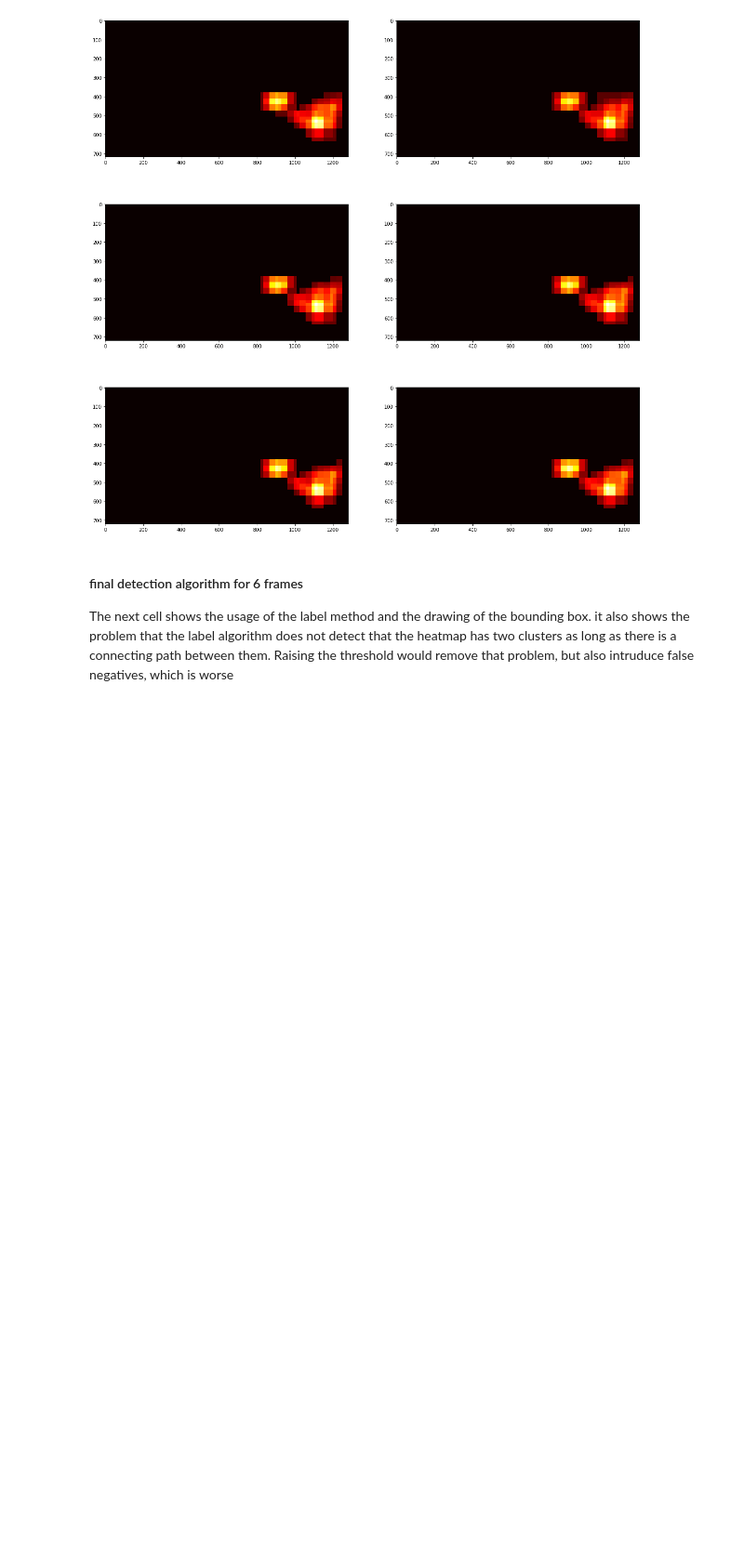
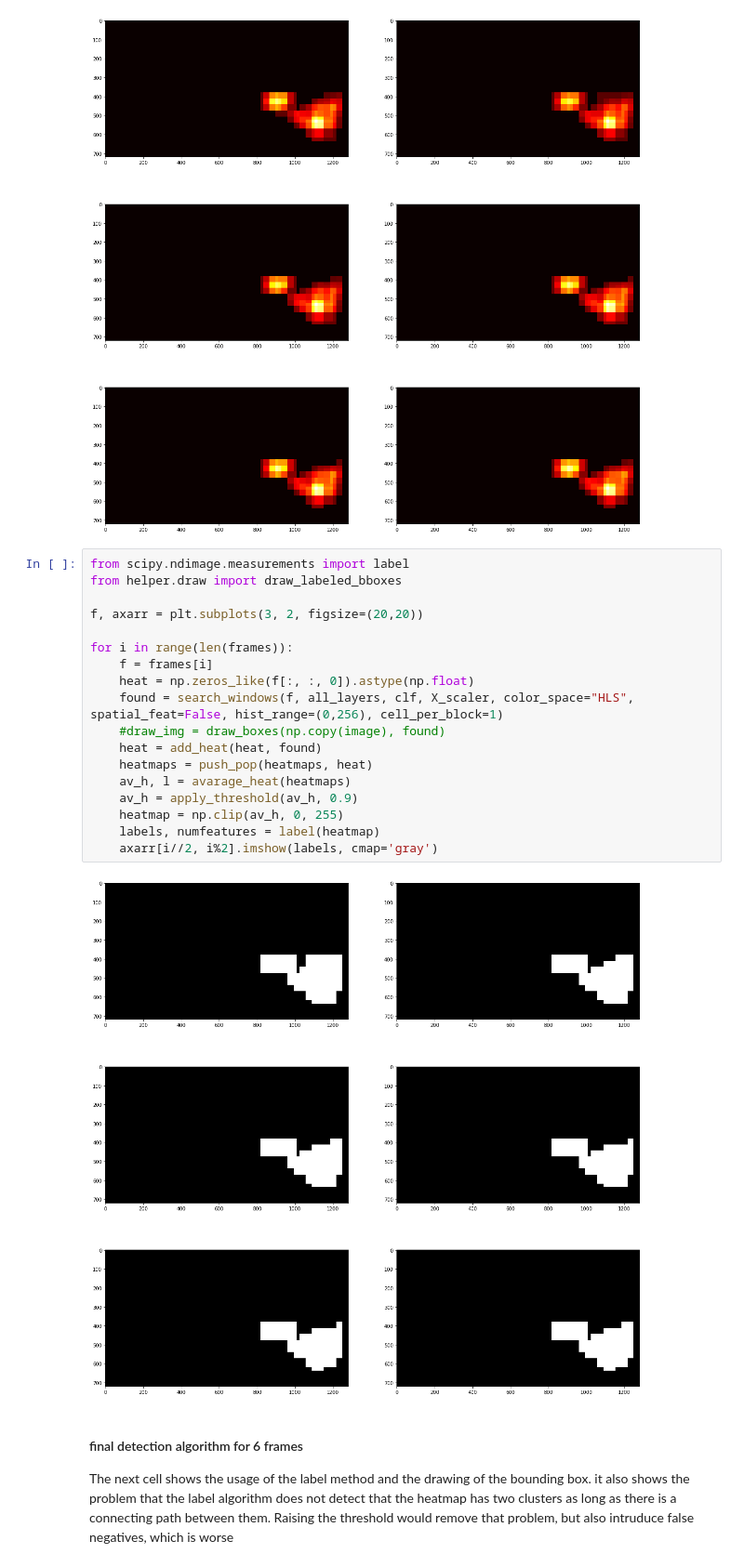
Before and after one commit to joergsimon/SDCND-Term1-Vehicle-Detection-and-Tracking, a Jupyter notebook: Vehicle Detection and tracking.ipynb, the cells around one changed output. Shown at 93% size. Saved outputs shown, nothing was run; the diff lists cells and outputs as text; blank space fills up the shorter version.

Commit message:
added an visualization of the labels algorithm for 6 frames

```diff
--- a/Vehicle Detection and tracking.ipynb
+++ b/Vehicle Detection and tracking.ipynb
@@ -384,6 +384,26 @@ for i in range(len(frames)):
     axarr[i//2, i%2].imshow(heatmap, cmap='hot', interpolation='nearest')
 # %% [output]
 [figure]
+# %%
+from scipy.ndimage.measurements import label
+from helper.draw import draw_labeled_bboxes
+
+f, axarr = plt.subplots(3, 2, figsize=(20,20))
+
+for i in range(len(frames)):
+    f = frames[i]
+    heat = np.zeros_like(f[:, :, 0]).astype(np.float)
+    found = search_windows(f, all_layers, clf, X_scaler, color_space="HLS", spatial_feat=False, hist_range=(0,256), cell_per_block=1)
+    #draw_img = draw_boxes(np.copy(image), found)
+    heat = add_heat(heat, found)
+    heatmaps = push_pop(heatmaps, heat)
+    av_h, l = avarage_heat(heatmaps)
+    av_h = apply_threshold(av_h, 0.9)
+    heatmap = np.clip(av_h, 0, 255)
+    labels, numfeatures = label(heatmap)
+    axarr[i//2, i%2].imshow(labels, cmap='gray')
+# %% [output]
+[figure, added]
 # %% [markdown]
 #### final detection algorithm for 6 frames
 
```
Also changed, not shown: 1 other file.
